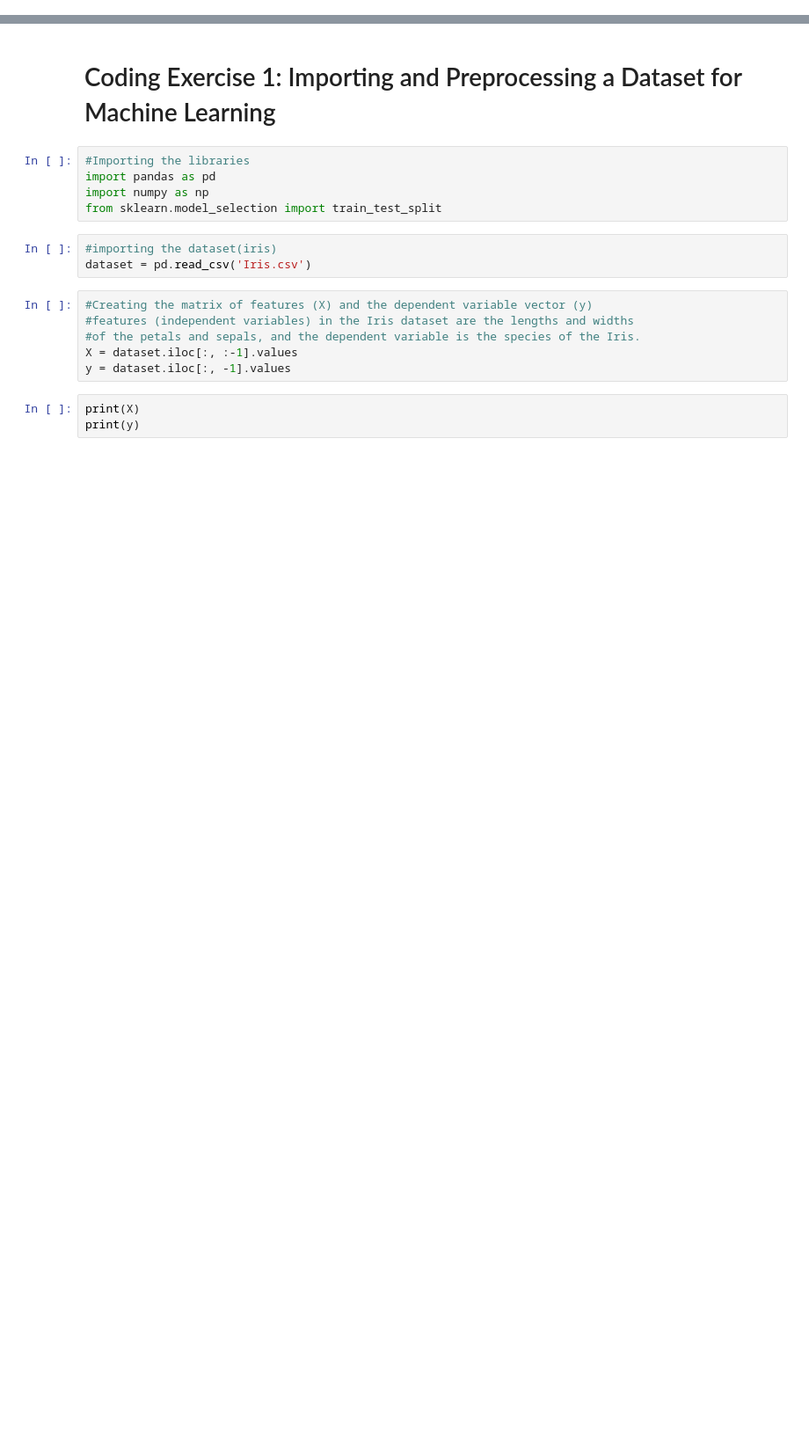
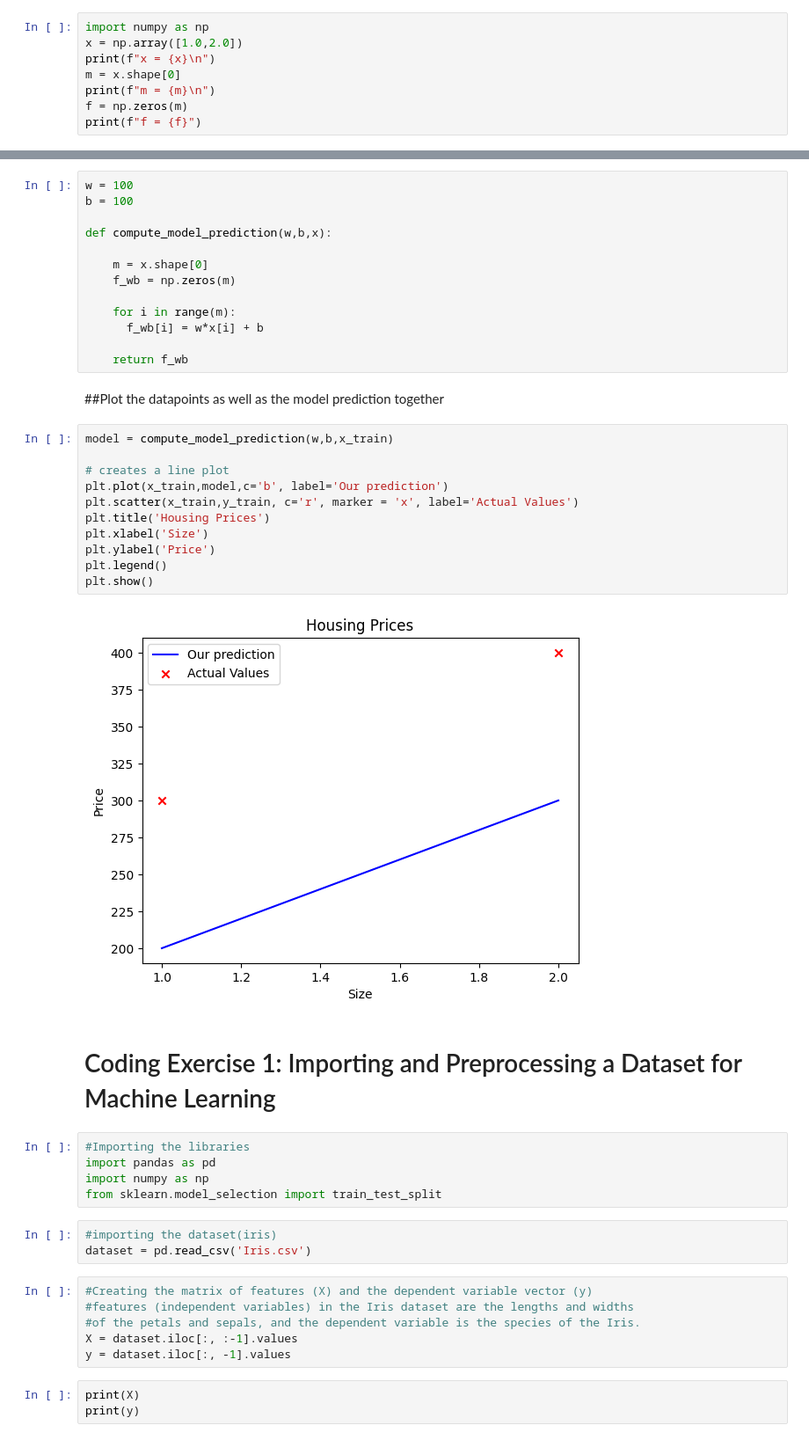
Before and after one commit to Soumya98-dev/MachineLearning-Course, a Jupyter notebook: MachineLearning.ipynb, the cells around one changed output, grey strips where cells are left out. Shown: that part at 88% size. Cells and saved outputs as stored; diff of their text form; blank space fills up the shorter version.

```diff
--- a/MachineLearning.ipynb
+++ b/MachineLearning.ipynb
@@ -93,0 +106,8 @@
+# %%
+import numpy as np
+x = np.array([1.0,2.0])
+print(f"x = {x}\n")
+m = x.shape[0]
+print(f"m = {m}\n")
+f = np.zeros(m)
+print(f"f = {f}")
@@ -94,3 +168,31 @@
+# %%
+w = 100
+b = 100
+
+def compute_model_prediction(w,b,x):
+
+    m = x.shape[0]
+    f_wb = np.zeros(m)
+
+    for i in range(m):
+      f_wb[i] = w*x[i] + b
+
+    return f_wb
+# %% [markdown]
+##Plot the datapoints as well as the model prediction together
+# %%
+model = compute_model_prediction(w,b,x_train)
+
+# creates a line plot
+plt.plot(x_train,model,c='b', label='Our prediction')
+plt.scatter(x_train,y_train, c='r', marker = 'x', label='Actual Values')
+plt.title('Housing Prices')
+plt.xlabel('Size')
+plt.ylabel('Price')
+plt.legend()
+plt.show()
+# %% [output]
+[figure, added]
 # %% [markdown]
 # Coding Exercise 1: Importing and Preprocessing a Dataset for Machine Learning
 # %%
```
Also changed, not shown: parts of 16 cells of this notebook.
